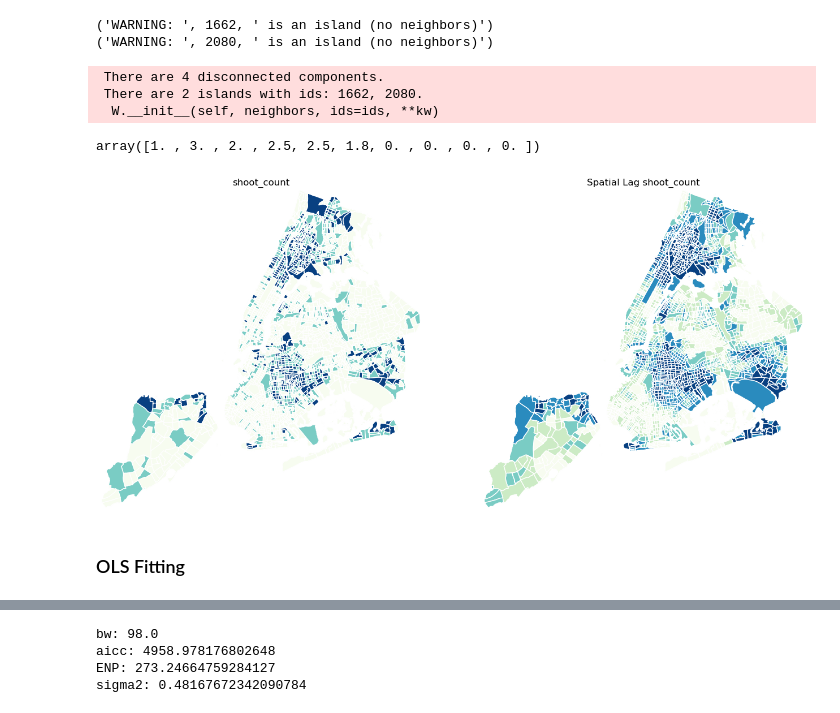
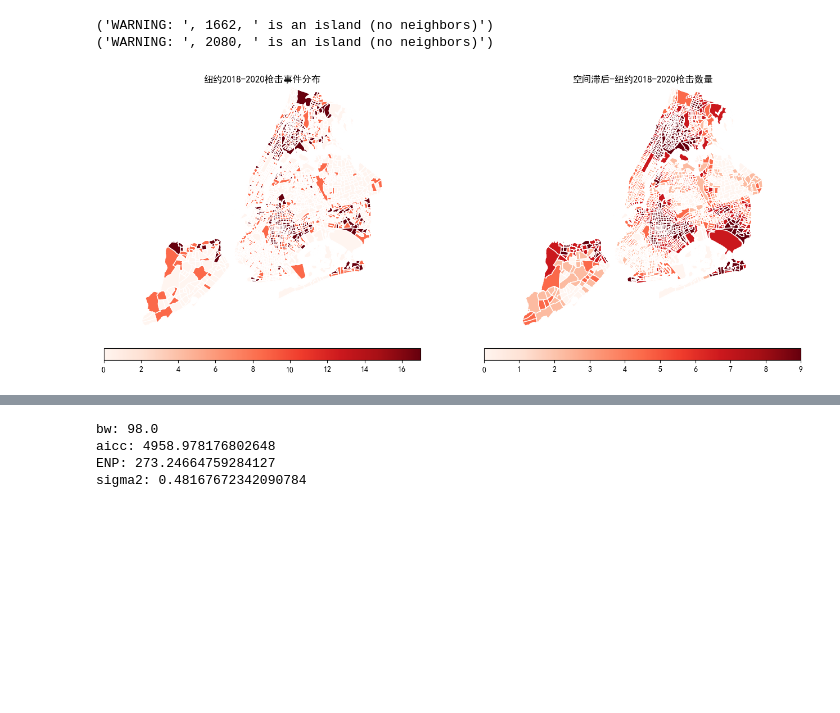
Before and after one commit to mxxxOrz12/CUMT-GIS-21, a Jupyter notebook: 空间分析与建模/空间统计学/data/GWR.ipynb, the cells around one changed output, grey strips where cells are left out. Drawn from its saved outputs; the diff is of its cells as text; code cells hidden in the pictures; blank space fills up the shorter version.

```diff
--- a/空间分析与建模/空间统计学/data/GWR.ipynb
+++ b/空间分析与建模/空间统计学/data/GWR.ipynb
@@ -14,0 +23,6 @@ import libpysal as lps
+# %%
+import warnings
+warnings.filterwarnings('ignore')
+plt.rcParams['font.sans-serif'] = ['SimHei']
+plt.rcParams["font.family"]="sans-serif"
+plt.rcParams['axes.unicode_minus'] =False
@@ -29,35 +40,41 @@ zone[['GEO_ID','shoot_coun','pop','income','employ','edu','geometry']].head(5)
 # %%
-# calculate spatial weights
 wq =  lps.weights.Queen.from_dataframe(zone)
 wq.transform = 'r'
-# calculate the spatial lag for y
 y = zone['shoot_coun']
 ylag = lps.weights.lag_spatial(wq, y)
-ylag[:10]
 # %% [output]
 ('WARNING: ', 1662, ' is an island (no neighbors)')
 ('WARNING: ', 2080, ' is an island (no neighbors)')
- There are 4 disconnected components.
- There are 2 islands with ids: 1662, 2080.
-  W.__init__(self, neighbors, ids=ids, **kw)
-array([1. , 3. , 2. , 2.5, 2.5, 1.8, 0. , 0. , 0. , 0. ])
 # %%
-#Plot the shooting crimes hot maps
 zone['lag_shoot_count'] = ylag
-f,ax = plt.subplots(1,2,figsize=(16,10))
+f, ax = plt.subplots(1, 2, figsize=(16, 10))
+cmap = mpl.cm.Reds
+norm = mpl.colors.Normalize(vmin=zone['shoot_coun'].min(), vmax=zone['shoot_coun'].max())
+
 zone.plot(column='shoot_coun', ax=ax[0], edgecolor='white',
-        scheme="quantiles",  k=5, cmap='GnBu')
-ax[0].axis(zone.total_bounds[np.asarray([0,2,1,3])])
-ax[0].set_title("shoot_count")
+          scheme="quantiles", k=5, cmap=cmap, legend=False)
+ax[0].axis(zone.total_bounds[np.asarray([0, 2, 1, 3])])
+ax[0].set_title("纽约2018-2020枪击事件分布")
+ax[0].axis('off')
+
+divider = make_axes_locatable(ax[0])
+cax = divider.append_axes("bottom", size="5%", pad=0.4)
+sm = mpl.cm.ScalarMappable(cmap=cmap, norm=norm)
+sm._A = []
+cbar = f.colorbar(sm, cax=cax, orientation='horizontal')
+
+norm = mpl.colors.Normalize(vmin=zone['lag_shoot_count'].min(), vmax=zone['lag_shoot_count'].max())
 zone.plot(column='lag_shoot_count', ax=ax[1], edgecolor='white',
-        scheme='quantiles', cmap='GnBu', k=5)
-ax[1].axis(zone.total_bounds[np.asarray([0,2,1,3])])
-ax[1].set_title("Spatial Lag shoot_count")
-ax[0].axis('off')
+          scheme='quantiles', cmap=cmap, legend=False)
+ax[1].axis(zone.total_bounds[np.asarray([0, 2, 1, 3])])
+ax[1].set_title("空间滞后-纽约2018-2020枪击数量")
 ax[1].axis('off')
+
+divider = make_axes_locatable(ax[1])
+cax = divider.append_axes("bottom", size="5%", pad=0.4)
+sm = mpl.cm.ScalarMappable(cmap=cmap, norm=norm)
+sm._A = []
+cbar = f.colorbar(sm, cax=cax, orientation='horizontal')
 plt.show()
-f.savefig('shoot_count.png', dpi=300)
 # %% [output]
-[figure, old version]
+[figure, new version]
-# %% [markdown]
-### OLS Fitting
```
Also changed, not shown: parts of 37 cells of this notebook, 7 other files.
